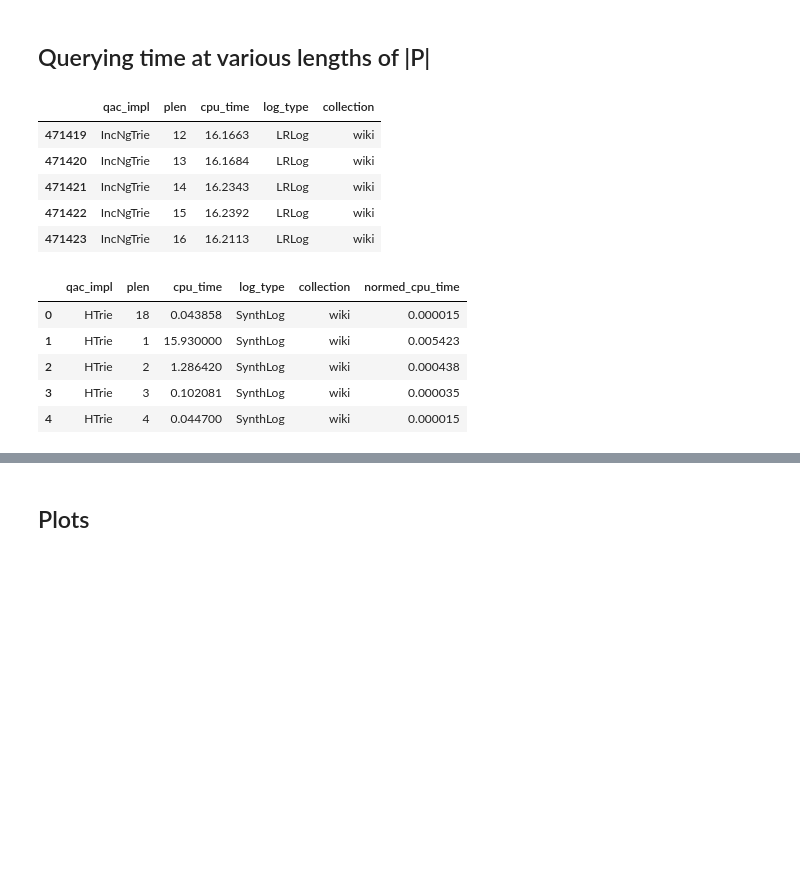
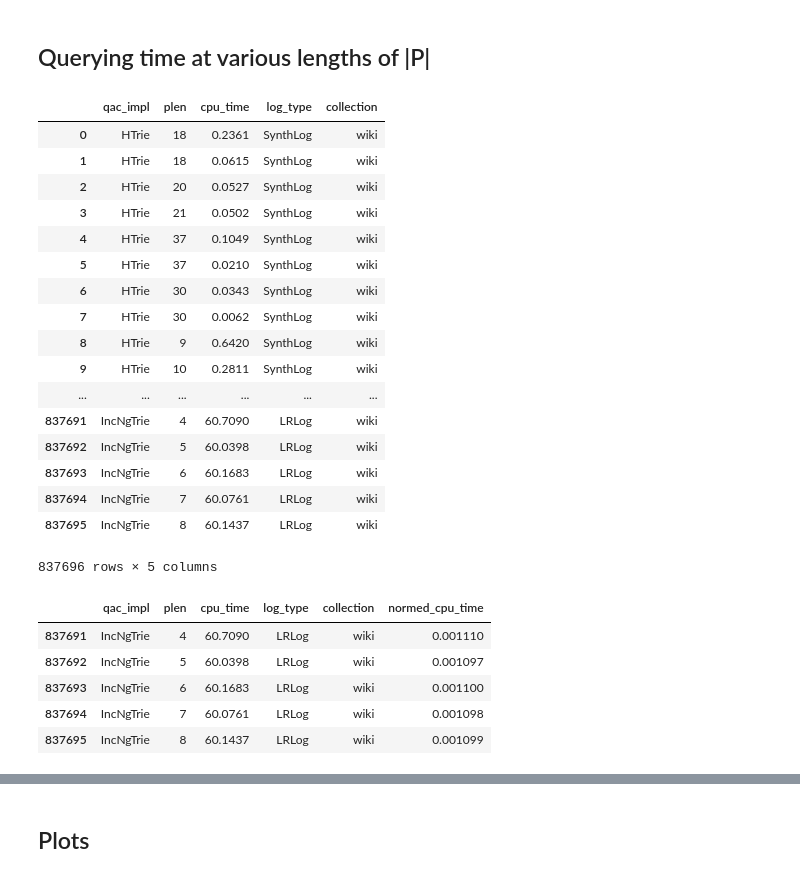
Before and after one commit to unnikrishnanta/qac-eval, a Jupyter notebook: Python/Notebooks/QueryTimes.ipynb, the cells around one changed output, grey strips where cells are left out. Drawn from its saved outputs; the diff is of its cells as text; code cells hidden in the pictures; blank space fills up the shorter version.

```diff
--- a/Python/Notebooks/QueryTimes.ipynb
+++ b/Python/Notebooks/QueryTimes.ipynb
@@ -9,7 +9,7 @@ import numpy as np
 sns.set(rc={'figure.figsize': (11.7, 8.27)}, style="white", color_codes=True)
 plt.rc('pdf', fonttype=42)  # Embed font
 # %%
-wiki_qdf = pd.read_csv('../../export/data/time-bm/query-collsize/wiki.csv', index_col=None)
+wiki_qdf = pd.read_csv('../../export/data/query-collsize/wiki.csv', index_col=None)
 # %%
 for x in wiki_qdf.tail().name.str.split('/'):
     print(x)
@@ -270,17 +289,29 @@ def load_qtime_plen_df(file_name):
     return qtime_plen_df
 # %%
-wiki_qtime_plen_df = load_qtime_plen_df('../../export/data/test/query-plen/wiki-plen-qtime.csv')
+wiki_qtime_plen_df = load_qtime_plen_df('../../export/data/query-plen/wiki-plen-qtime.csv')
 # %%
 combined_qtime_plen_df = wiki_qtime_plen_df
 # %%
-wiki_qtime_plen_df.tail(5)
+wiki_qtime_plen_df
 # %% [output]
 |  | qac_impl | plen | cpu_time | log_type | collection |
-| 471419 | IncNgTrie | 12 | 16.1663 | LRLog | wiki |
-| 471420 | IncNgTrie | 13 | 16.1684 | LRLog | wiki |
-| 471421 | IncNgTrie | 14 | 16.2343 | LRLog | wiki |
-| 471422 | IncNgTrie | 15 | 16.2392 | LRLog | wiki |
-| 471423 | IncNgTrie | 16 | 16.2113 | LRLog | wiki |
+| 0 | HTrie | 18 | 0.2361 | SynthLog | wiki |
+| 1 | HTrie | 18 | 0.0615 | SynthLog | wiki |
+| 2 | HTrie | 20 | 0.0527 | SynthLog | wiki |
+| 3 | HTrie | 21 | 0.0502 | SynthLog | wiki |
+| 4 | HTrie | 37 | 0.1049 | SynthLog | wiki |
+| 5 | HTrie | 37 | 0.0210 | SynthLog | wiki |
+| 6 | HTrie | 30 | 0.0343 | SynthLog | wiki |
+| 7 | HTrie | 30 | 0.0062 | SynthLog | wiki |
+| 8 | HTrie | 9 | 0.6420 | SynthLog | wiki |
+| 9 | HTrie | 10 | 0.2811 | SynthLog | wiki |
+| ... | ... | ... | ... | ... | ... |
+| 837691 | IncNgTrie | 4 | 60.7090 | LRLog | wiki |
+| 837692 | IncNgTrie | 5 | 60.0398 | LRLog | wiki |
+| 837693 | IncNgTrie | 6 | 60.1683 | LRLog | wiki |
+| 837694 | IncNgTrie | 7 | 60.0761 | LRLog | wiki |
+| 837695 | IncNgTrie | 8 | 60.1437 | LRLog | wiki |
+837696 rows × 5 columns
 # %%
 def norm_plen_qtime(combined_qtime_plen_df, combined_qtime_df):
     """ Normalise the cpu_time in combined_qtime_plen_df with the curresponding
@@ -303,11 +334,11 @@ def norm_plen_qtime(combined_qtime_plen_df, combined_qtime_df):
 qac_impl = 'HTrie'
 norm_plen_qtime(combined_qtime_plen_df, combined_qtime_df)
 # %%
-combined_qtime_plen_df.head()
+combined_qtime_plen_df.tail()
 # %% [output]
 |  | qac_impl | plen | cpu_time | log_type | collection | normed_cpu_time |
-| 0 | HTrie | 18 | 0.043858 | SynthLog | wiki | 0.000015 |
-| 1 | HTrie | 1 | 15.930000 | SynthLog | wiki | 0.005423 |
-| 2 | HTrie | 2 | 1.286420 | SynthLog | wiki | 0.000438 |
-| 3 | HTrie | 3 | 0.102081 | SynthLog | wiki | 0.000035 |
-| 4 | HTrie | 4 | 0.044700 | SynthLog | wiki | 0.000015 |
+| 837691 | IncNgTrie | 4 | 60.7090 | LRLog | wiki | 0.001110 |
+| 837692 | IncNgTrie | 5 | 60.0398 | LRLog | wiki | 0.001097 |
+| 837693 | IncNgTrie | 6 | 60.1683 | LRLog | wiki | 0.001100 |
+| 837694 | IncNgTrie | 7 | 60.0761 | LRLog | wiki | 0.001098 |
+| 837695 | IncNgTrie | 8 | 60.1437 | LRLog | wiki | 0.001099 |
```
Also changed, not shown: parts of 10 cells of this notebook, 6 other files.
